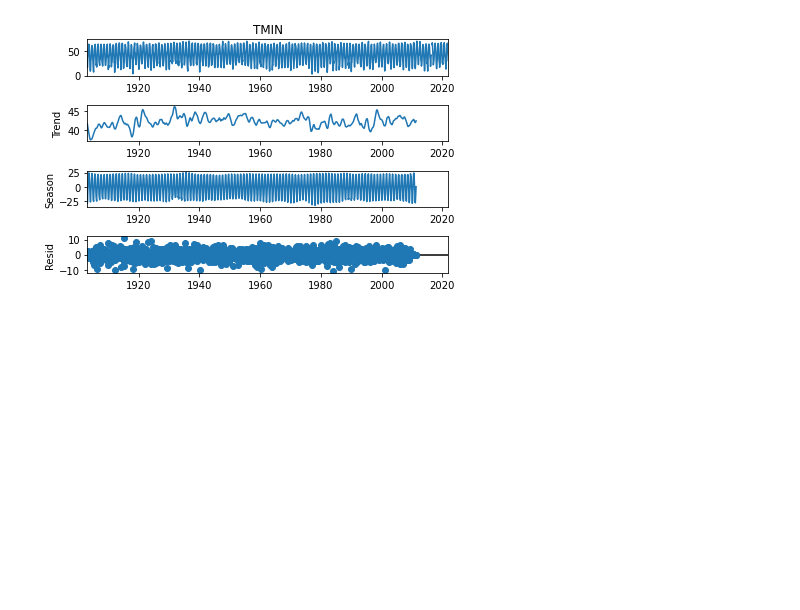
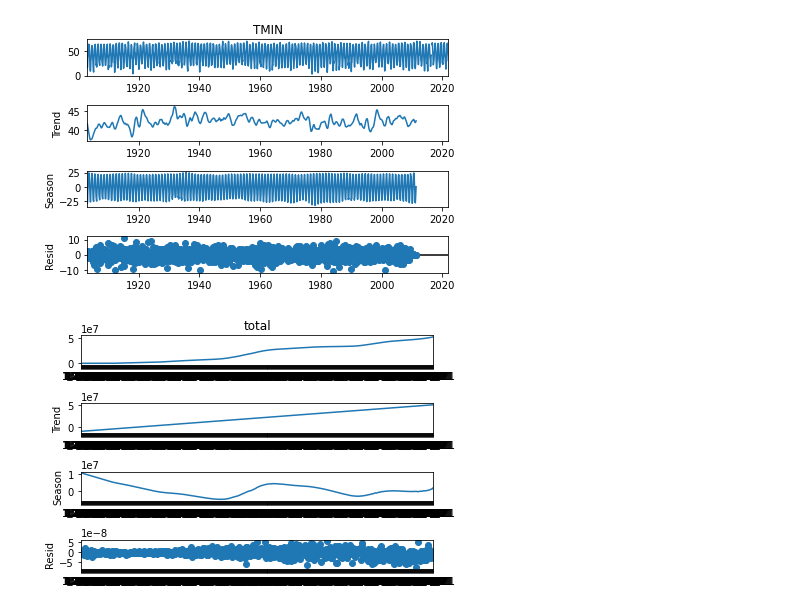
Before and after one commit to thodson-usgs/stf-decomposition, a Jupyter notebook: notebooks/00_getting_started.ipynb, the cells around one changed output. Saved outputs shown, nothing was run; the diff lists cells and outputs as text; code cells hidden in the pictures; blank space fills up the shorter version.

Commit message:
Test using fft on co2 data and stl on covid data

```diff
--- a/notebooks/00_getting_started.ipynb
+++ b/notebooks/00_getting_started.ipynb
@@ -39,3 +49,17 @@ res = stl.fit()
 fig = res.plot()
 # %% [output]
 [figure]
+# %%
+# STL on covid dataset
+
+# Data cleaning
+covid = pd.read_csv('../data/time_series_covid19_confirmed_US.csv', parse_dates=True, squeeze=True)
+covid_dates = covid.iloc[:, 11:]
+covid_dates = covid_dates.T
+covid_dates["total"] = covid_dates.sum(axis=1)
+
+stl = STL(covid_dates["total"], period = 365)
+res = stl.fit()
+fig = res.plot()
+# %% [output]
+[figure, added]
```
Also changed, not shown: parts of 4 cells of this notebook, 1 other file.
